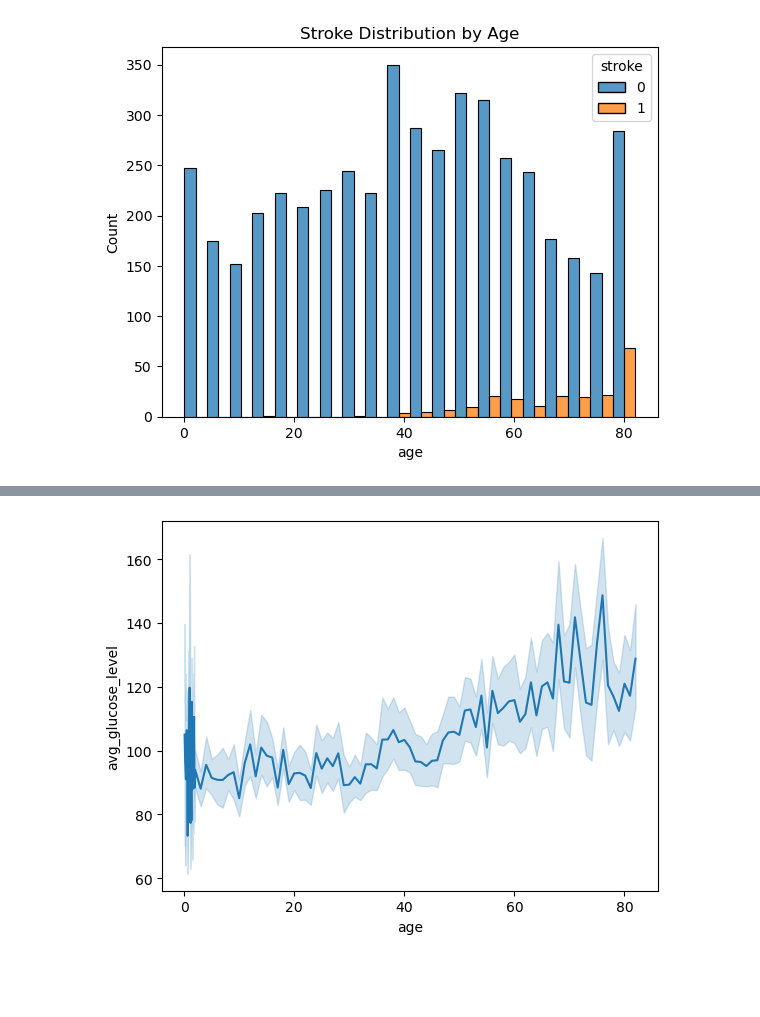
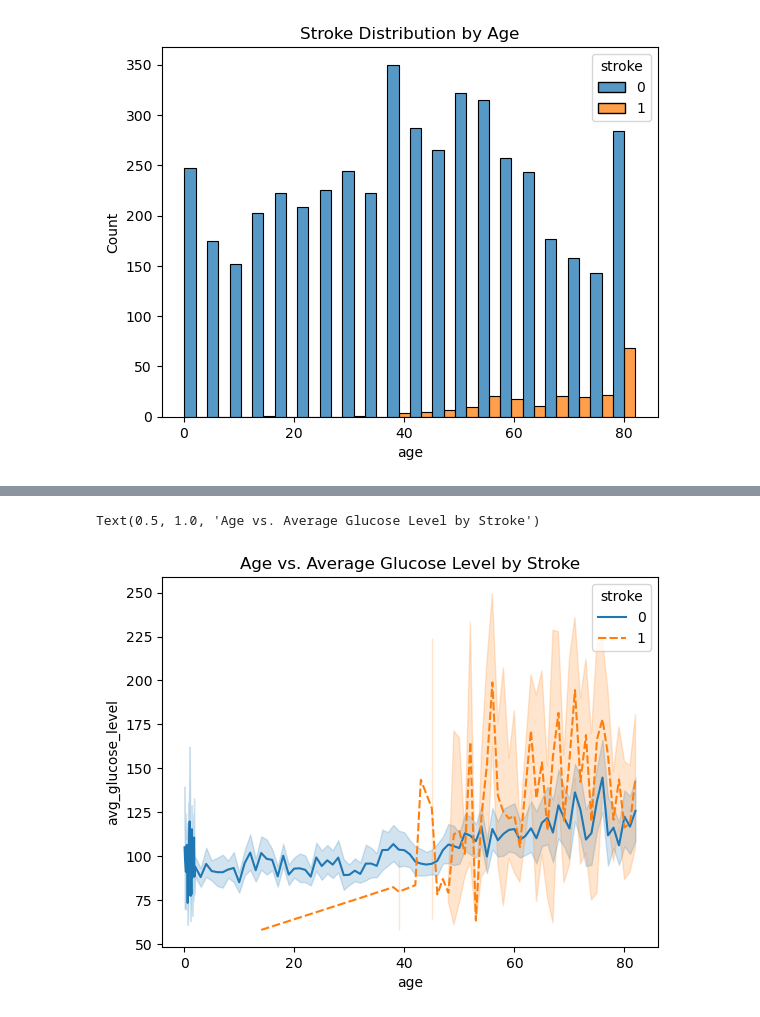
Before and after one commit to rbitas/Stroke-Prediction, a Jupyter notebook: stroke_prediction-rina.ipynb, the cells around one changed output, grey strips where cells are left out. Drawn from its saved outputs; the diff is of its cells as text; code cells hidden in the pictures; blank space fills up the shorter version.

Commit message:
added titles

```diff
--- a/stroke_prediction-rina.ipynb
+++ b/stroke_prediction-rina.ipynb
@@ -112,5 +117,5 @@ Text(0.5, 1.0, 'Stroke Distribution by Age')
 # %%
-sns.lineplot(x="age", y="avg_glucose_level", data=stroke_scaled_df, hue="stroke")
-plt.show()
+sns.lineplot(x="age", y="avg_glucose_level", data=stroke_scaled_df, hue="stroke", style="stroke").set_title("Age vs. Average Glucose Level by Stroke")
 # %% [output]
+Text(0.5, 1.0, 'Age vs. Average Glucose Level by Stroke')
-[figure, old version]
+[figure, new version]
```
Also changed, not shown: parts of 2 cells of this notebook.
